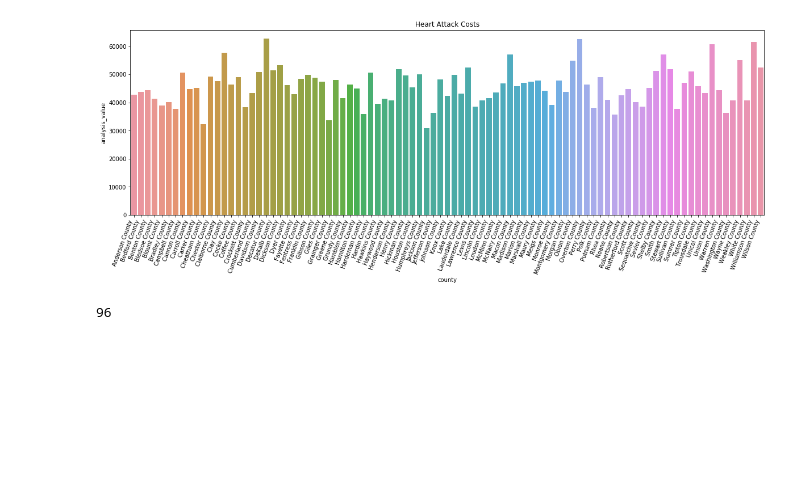
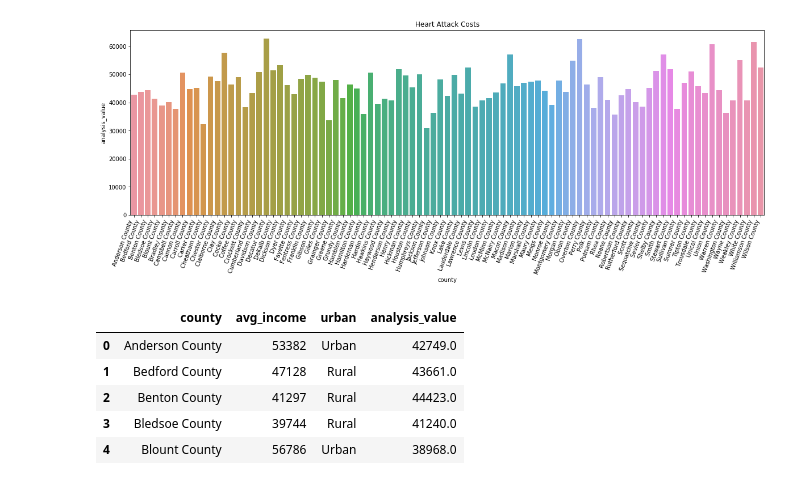
Before and after one commit to yunkaizhang/vanderbilt-data-essentials-cohort-2, a Jupyter notebook: code/YZ_code.ipynb, the cells around one changed output. Saved outputs shown, nothing was run; the diff lists cells and outputs as text; code cells hidden in the pictures; blank space fills up the shorter version.

```diff
--- a/code/YZ_code.ipynb
+++ b/code/YZ_code.ipynb
@@ -323,7 +328,12 @@ sns.barplot('county', 'analysis_value', data = ha_costs_df)
 tn_ha_costs = ha_costs_df[['county','urban','analysis_value']]
 # %%
 tn_ha_cost2 = pd.merge(income_county_agg[['county','avg_income']], tn_ha_costs, on="county", how = 'left')
-# %%
-len(tn_ha_cost2)
-# %% [output]
-96
+# %%
+tn_ha_cost2.head()
+# %% [output]
+|  | county | avg_income | urban | analysis_value |
+| 0 | Anderson County | 53382 | Urban | 42749.0 |
+| 1 | Bedford County | 47128 | Rural | 43661.0 |
+| 2 | Benton County | 41297 | Rural | 44423.0 |
+| 3 | Bledsoe County | 39744 | Rural | 41240.0 |
+| 4 | Blount County | 56786 | Urban | 38968.0 |
```
Also changed, not shown: parts of 17 cells of this notebook, 7 other files.
